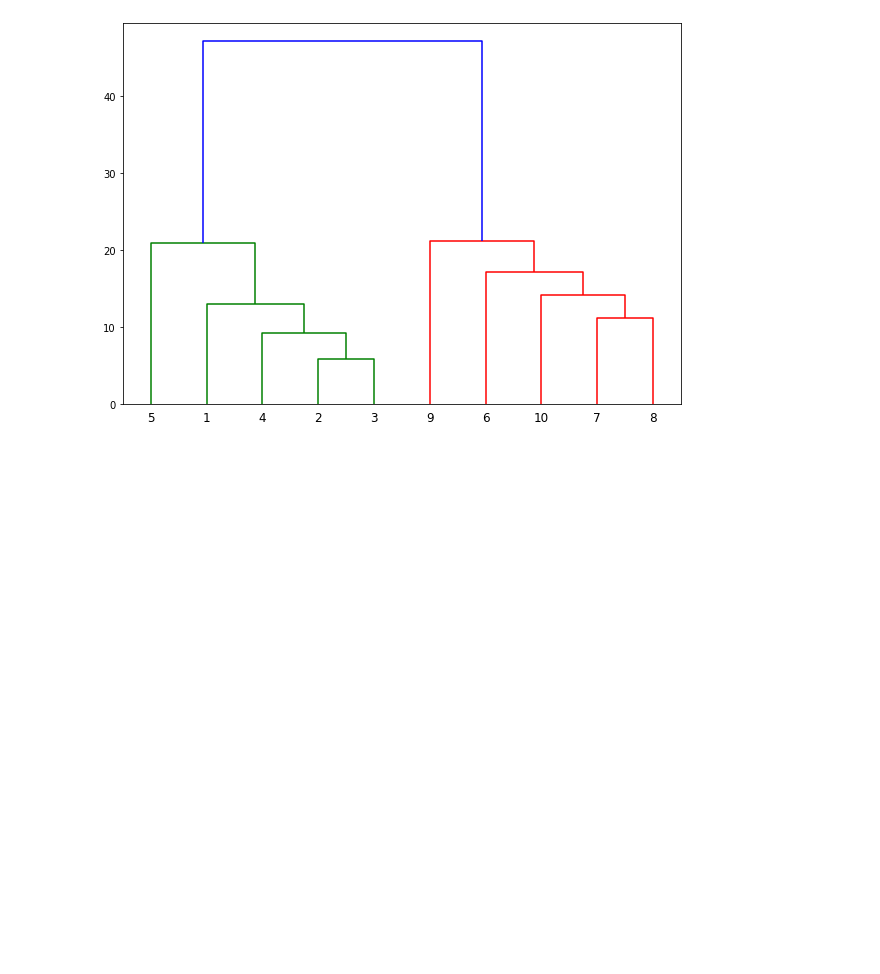
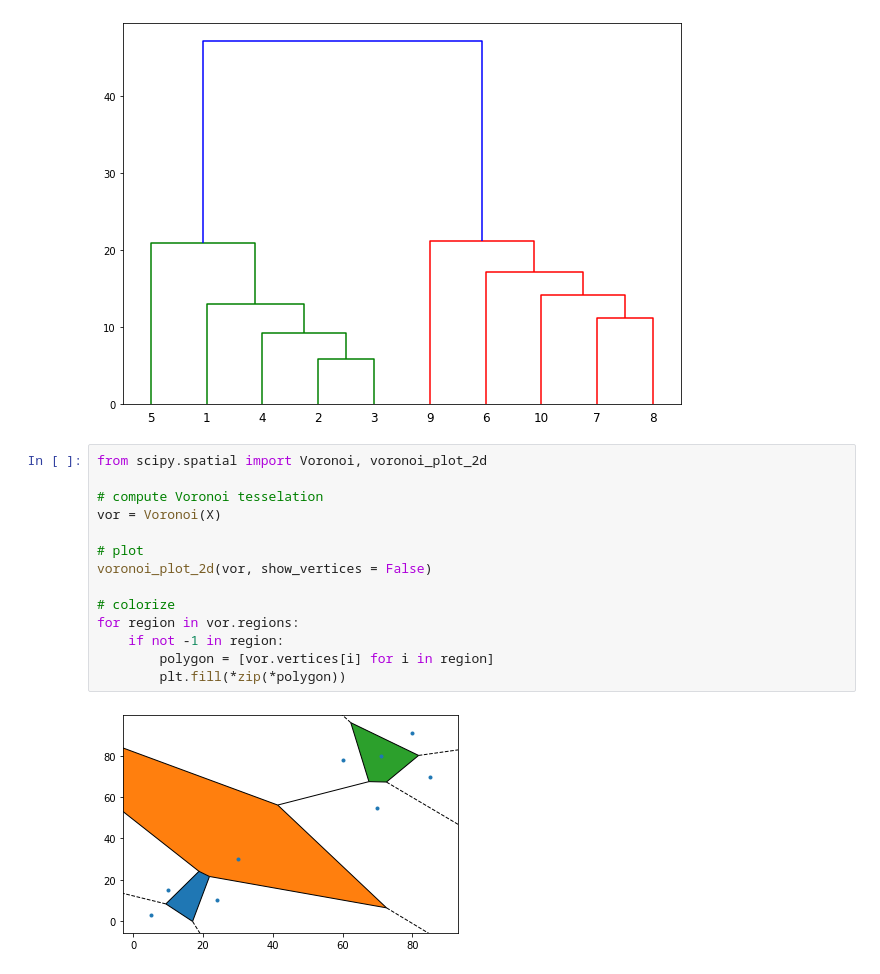
Before and after one commit to nithinivi/BussinessAnayltics_notes, a Jupyter notebook: clustering/Hierarchical.ipynb, the cells around one changed output. Cells and saved outputs as stored; diff of their text form; blank space fills up the shorter version.

```diff
--- a/clustering/Hierarchical.ipynb
+++ b/clustering/Hierarchical.ipynb
@@ -42,3 +42,19 @@ dendrogram(linked,
 plt.show()
 # %% [output]
 [figure]
+# %%
+from scipy.spatial import Voronoi, voronoi_plot_2d
+
+# compute Voronoi tesselation
+vor = Voronoi(X)
+
+# plot
+voronoi_plot_2d(vor, show_vertices = False)
+
+# colorize
+for region in vor.regions:
+    if not -1 in region:
+        polygon = [vor.vertices[i] for i in region]
+        plt.fill(*zip(*polygon))
+# %% [output]
+[figure, added]
```
